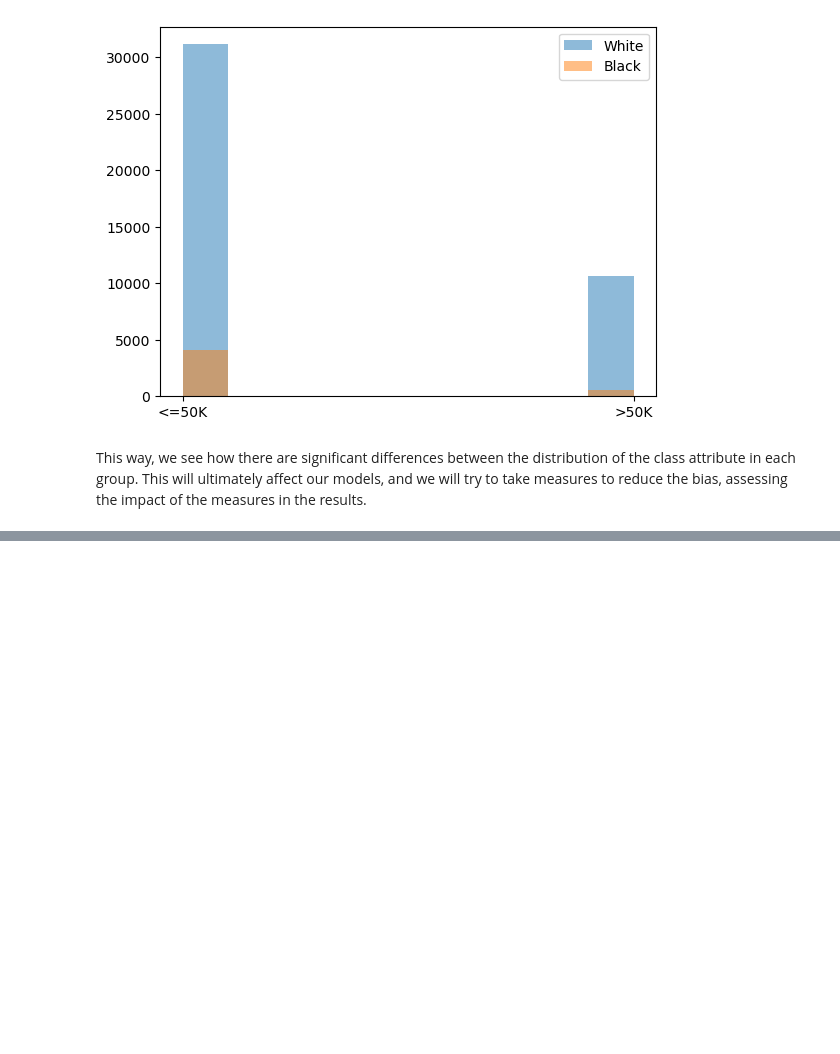
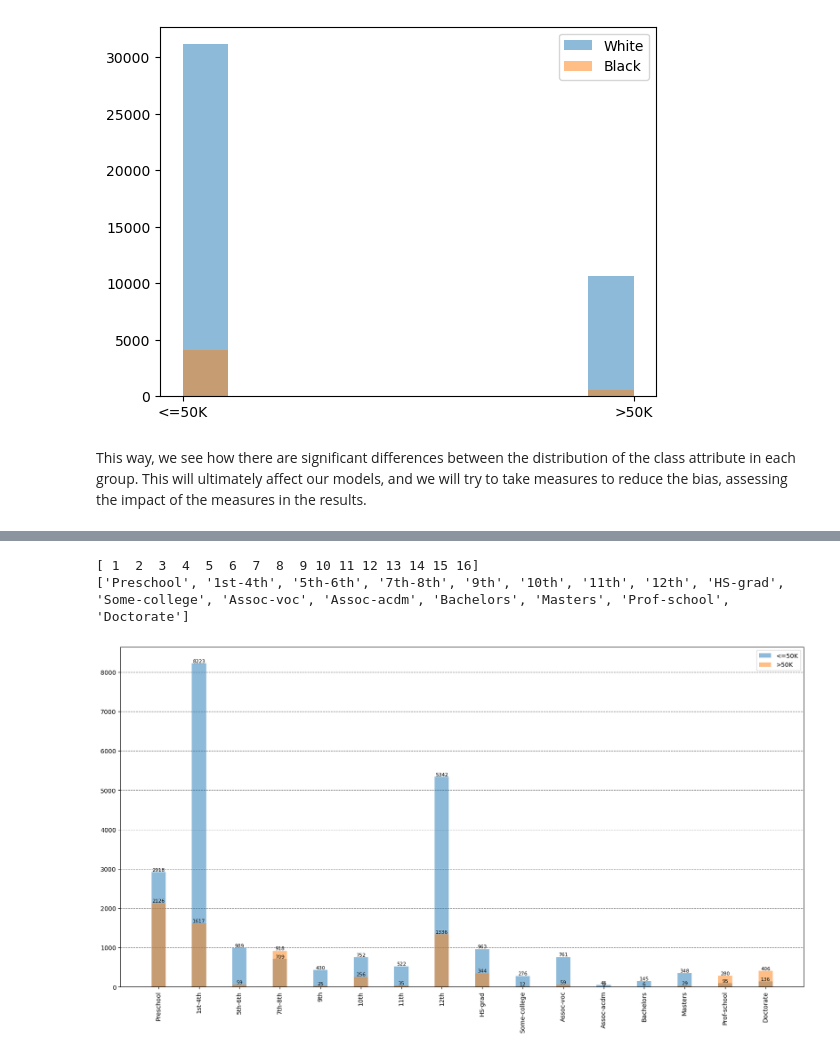
Before and after one commit to Lorenc1o/ML_Project, a Jupyter notebook: source/preliminars.ipynb, the cells around one changed output, grey strips where cells are left out. Cells and saved outputs as stored; diff of their text form; code cells hidden in the pictures; blank space fills up the shorter version.

```diff
--- a/source/preliminars.ipynb
+++ b/source/preliminars.ipynb
@@ -93,0 +342,28 @@ This way, we see how there are significant differences between the distribution
+# %%
+#plot the class against the education, for each education we plot the frequency of each class
+plt.figure(figsize=(20,10))
+labels = df['education-num'].unique()
+#sort the labels
+labels.sort()
+#get the correspondent education to each education-num
+labels2 = [df[df['education-num'] == label]['education'].iloc[0] for label in labels]
+print(labels)
+print(labels2)
+bin_edges = np.arange(len(labels)+1) - 0.5
+bar_width = 0.35
+plt.hist(df[df['class'] == '<=50K']['education'], alpha=0.5, label='<=50K', bins=bin_edges, align='mid', rwidth=bar_width)
+plt.hist(df[df['class'] == '>50K']['education'], alpha=0.5, label='>50K', bins=bin_edges,align='mid', rwidth=bar_width)
+plt.legend(loc='upper right')
+#rotate the labels and change the numbers to the correspondent education
+plt.xticks(range(len(labels2)), labels2, rotation='vertical')
+#separate the bars
+plt.gca().set_axisbelow(True)
+plt.gca().yaxis.grid(color='gray', linestyle='dashed')
+#plot the values of each bar
+for i, v in enumerate(plt.gca().patches):
+    plt.gca().text(v.get_x() + v.get_width()/2., v.get_height(), str(int(v.get_height())), fontsize=8, color='black', ha='center', va='bottom')
+plt.show()
+# %% [output]
+[ 1  2  3  4  5  6  7  8  9 10 11 12 13 14 15 16]
+['Preschool', '1st-4th', '5th-6th', '7th-8th', '9th', '10th', '11th', '12th', 'HS-grad', 'Some-college', 'Assoc-voc', 'Assoc-acdm', 'Bachelors', 'Masters', 'Prof-school', 'Doctorate']
+[figure, added]
```
Also changed, not shown: parts of 41 cells of this notebook, 3 other files.
